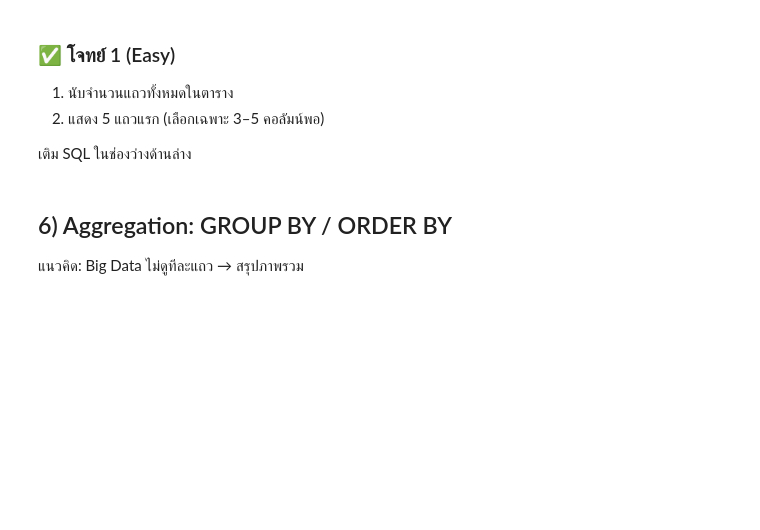
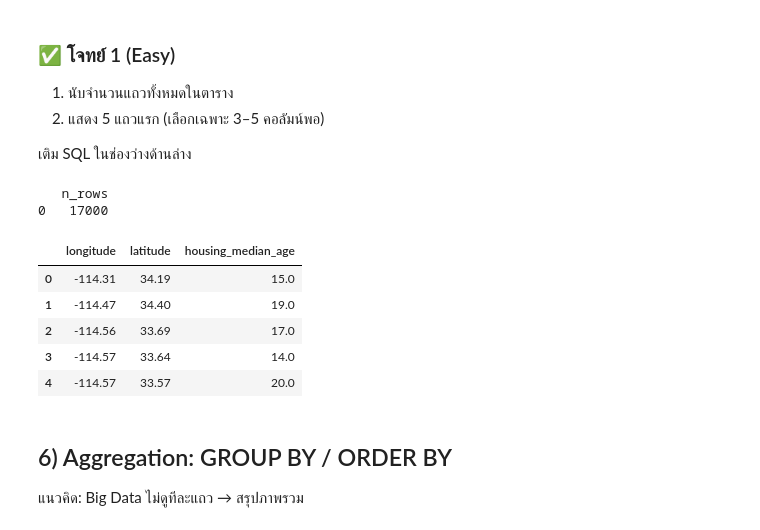
Before and after one commit to natoeiei/128-356-Big-Data, a Jupyter notebook: bigdata_week3_sql_duckdb_to_spark.ipynb, the cells around one changed output. Drawn from its saved outputs; the diff is of its cells as text; code cells hidden in the pictures; blank space fills up the shorter version.

```diff
--- a/bigdata_week3_sql_duckdb_to_spark.ipynb
+++ b/bigdata_week3_sql_duckdb_to_spark.ipynb
@@ -290,23 +341,32 @@ con.execute(f"""
 # %%
 # TODO: เติม SQL ให้ครบ
 sql1 = f"""
-SELECT ________ AS n_rows
+SELECT COUNT(*) AS n_rows
 FROM {table}
 """
 
 # sql2: เลือกคอลัมน์ 3-5 ตัว + LIMIT 5
 sql2 = f"""
-SELECT ________, ________, ________
+SELECT longitude, latitude, housing_median_age
 FROM {table}
 LIMIT 5
 """
 
 # รัน
 try:
     print(con.execute(sql1).df())
     display(con.execute(sql2).df())
 except Exception as e:
     print("❌ Error:", e)
+# %% [output]
+   n_rows
+0   17000
+|  | longitude | latitude | housing_median_age |
+| 0 | -114.31 | 34.19 | 15.0 |
+| 1 | -114.47 | 34.40 | 19.0 |
+| 2 | -114.56 | 33.69 | 17.0 |
+| 3 | -114.57 | 33.64 | 14.0 |
+| 4 | -114.57 | 33.57 | 20.0 |
 # %% [markdown]
 ## 6) Aggregation: GROUP BY / ORDER BY
 
```
Also changed, not shown: parts of 43 cells of this notebook.
